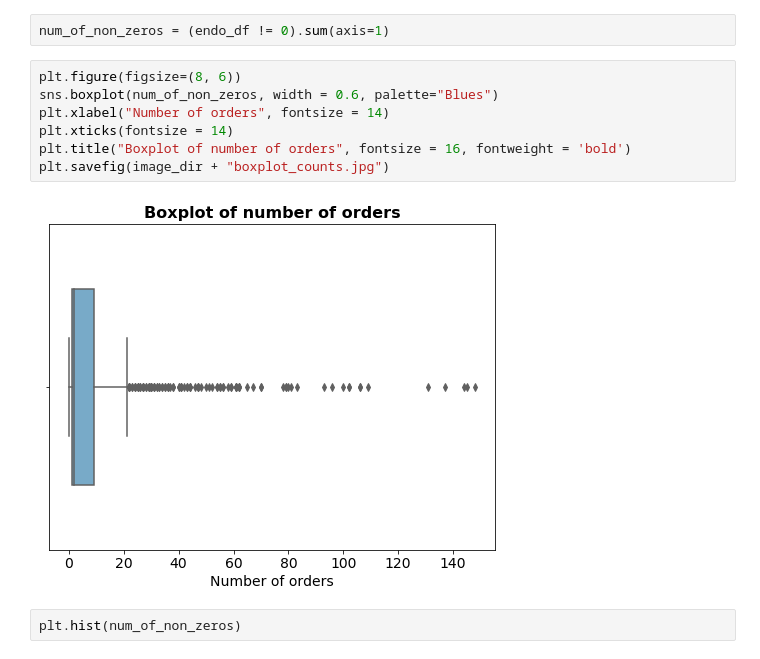
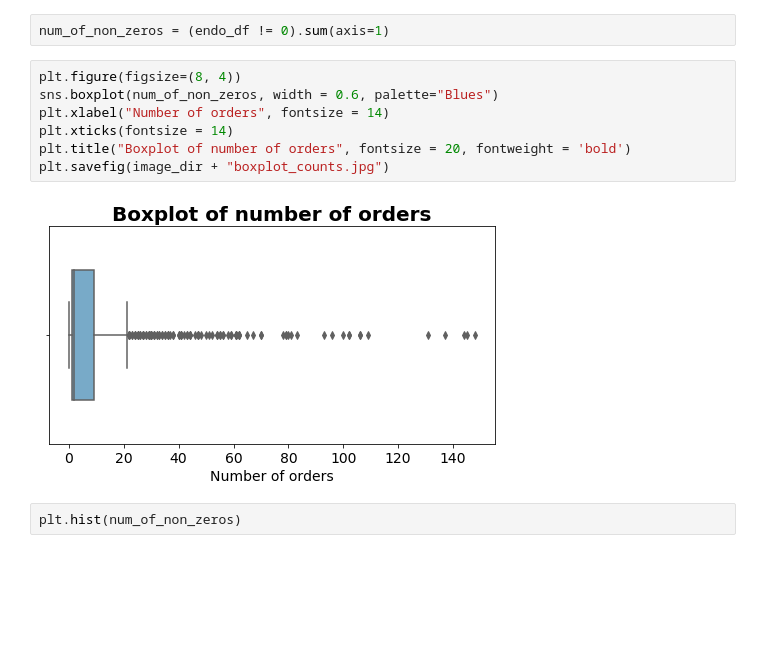
Before and after one commit to Angps1995/Spatial-Temporal-Models-for-delivery-demand-forecast, a Jupyter notebook: Models/ExploratoryAnalysis.ipynb, the cells around one changed output. Drawn from its saved outputs; the diff is of its cells as text; blank space fills up the shorter version.

```diff
--- a/Models/ExploratoryAnalysis.ipynb
+++ b/Models/ExploratoryAnalysis.ipynb
@@ -94,14 +101,14 @@ Text(0.5, 1.0, 'Mean Demand of all locations across days')
 # %%
 num_of_non_zeros = (endo_df != 0).sum(axis=1)
 # %%
-plt.figure(figsize=(8, 6))
+plt.figure(figsize=(8, 4))
 sns.boxplot(num_of_non_zeros, width = 0.6, palette="Blues")
 plt.xlabel("Number of orders", fontsize = 14)
 plt.xticks(fontsize = 14)
-plt.title("Boxplot of number of orders", fontsize = 16, fontweight = 'bold')
+plt.title("Boxplot of number of orders", fontsize = 20, fontweight = 'bold')
 plt.savefig(image_dir + "boxplot_counts.jpg")
 # %% [output]
-[figure, old version]
+[figure, new version]
 # %%
 plt.hist(num_of_non_zeros)
 # %% [output]
```
Also changed, not shown: parts of 2 cells of this notebook, 17 other files.
